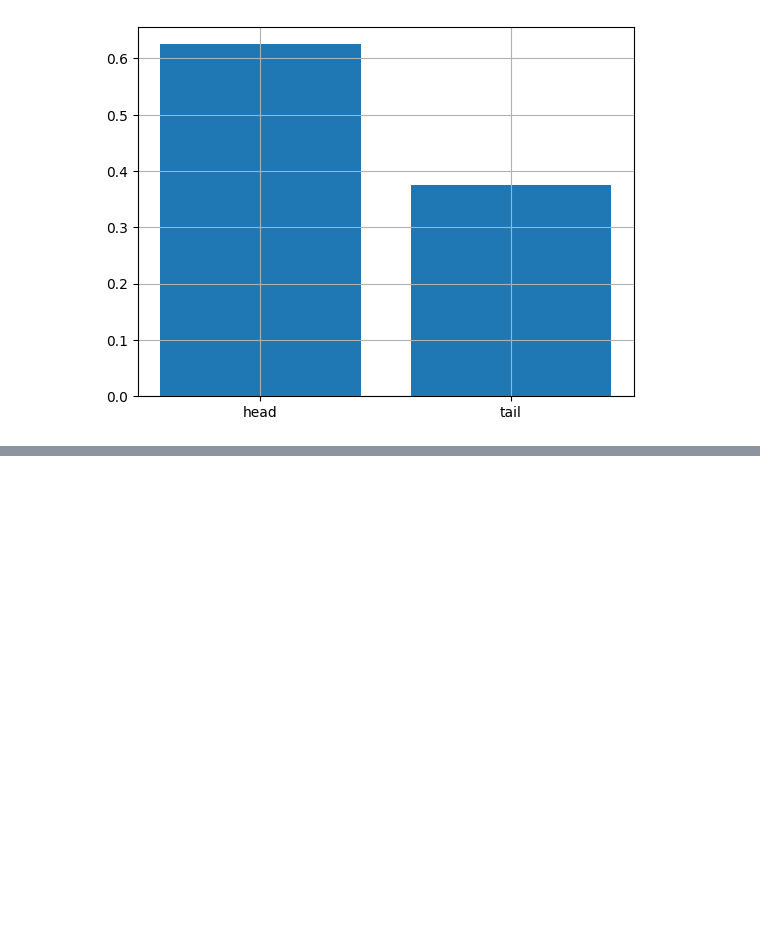
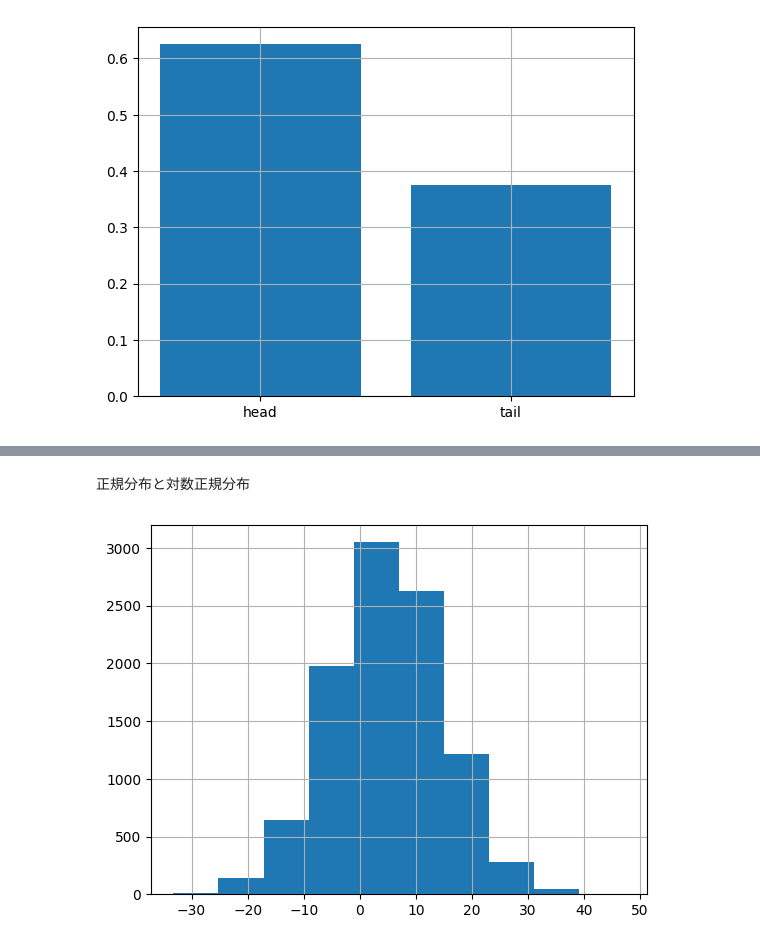
Before and after one commit to Araki0223/The_Eternal_Odyssey_of_Wisdom, a Jupyter notebook: DS_Training_course_at_the_UTokyo/MyCodes/Chapter_4/Chapter_04.ipynb, the cells around one changed output, grey strips where cells are left out. Cells and saved outputs as stored; diff of their text form; code cells hidden in the pictures; blank space fills up the shorter version.

```diff
--- a/DS_Training_course_at_the_UTokyo/MyCodes/Chapter_4/Chapter_04.ipynb
+++ b/DS_Training_course_at_the_UTokyo/MyCodes/Chapter_4/Chapter_04.ipynb
@@ -99,0 +116,10 @@ ValueError: shape mismatch: objects cannot be broadcast to a single shape.  Mism
+# %% [markdown]
+正規分布と対数正規分布
+# %%
+# 正規分布
+# np.random.normal(平均, 標準偏差, サンプル数)
+x = np.random.normal(5, 10, 10000)
+plt.hist(x)
+plt.grid(True)
+# %% [output]
+[figure, added]
```
Also changed, not shown: parts of 8 cells of this notebook.
